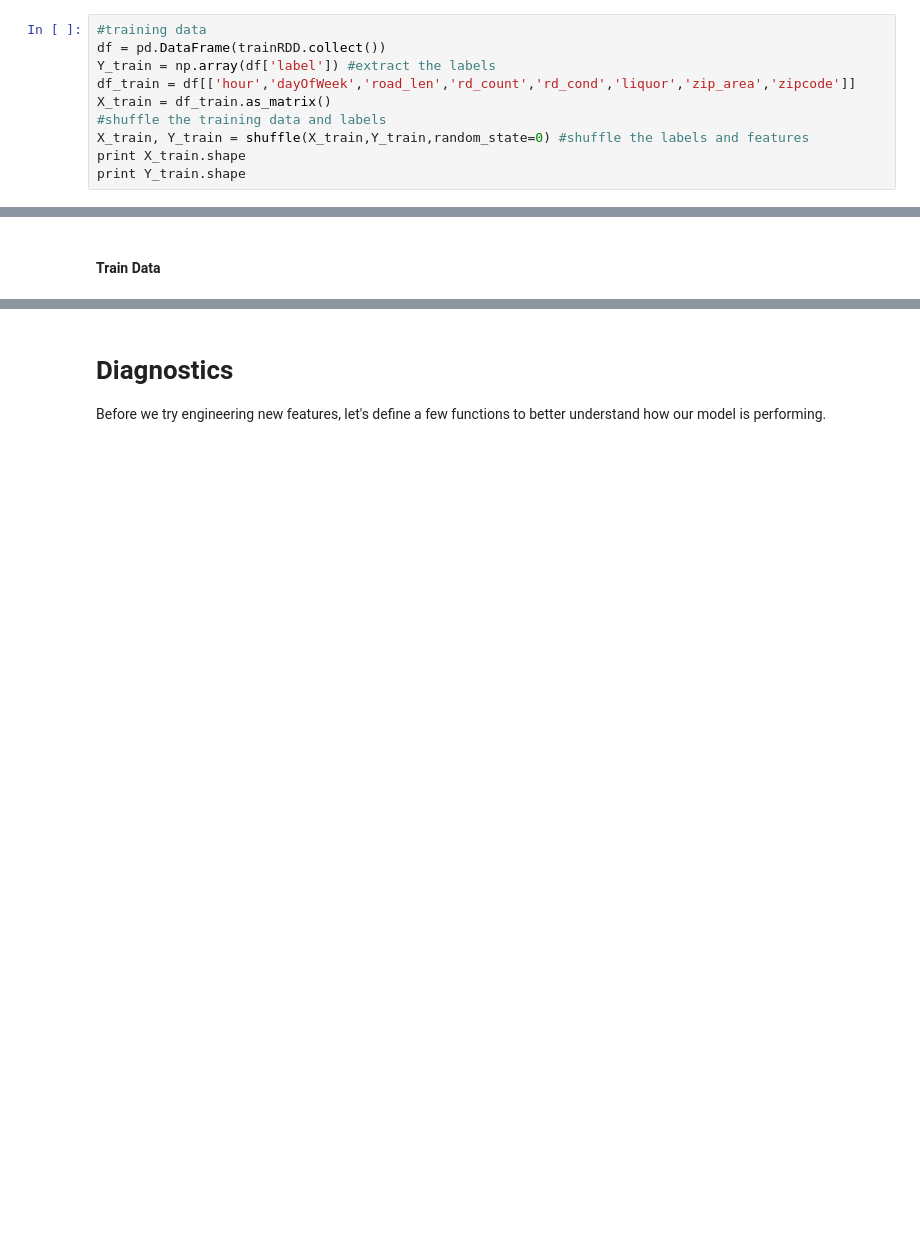
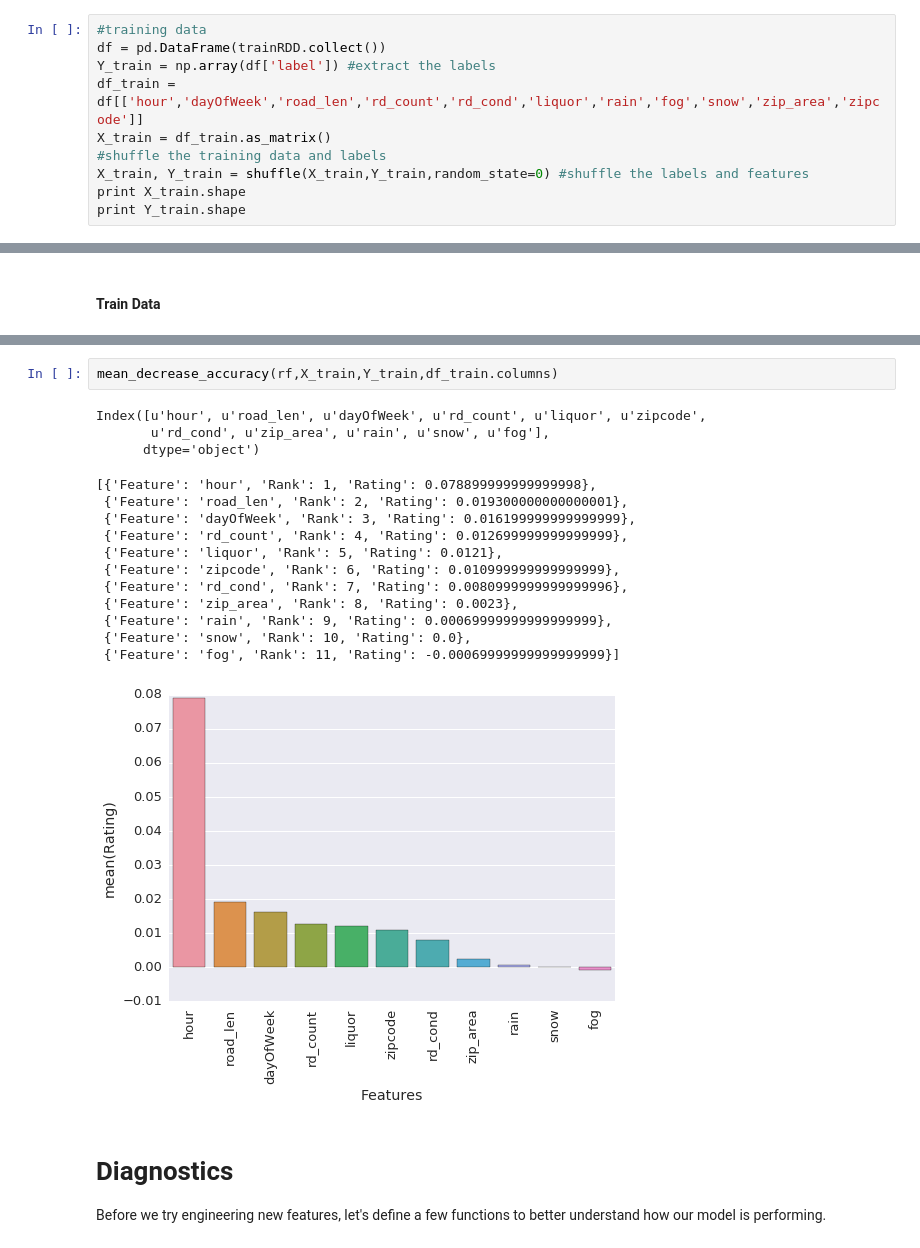
Before and after one commit to kmshelley/Infastructure_Capstone, a Jupyter notebook: notebook/SafeRoad_Model_Tuning_and_Diagnostics.ipynb, the cells around one changed output, grey strips where cells are left out. Saved outputs shown, nothing was run; the diff lists cells and outputs as text; blank space fills up the shorter version.

```diff
--- a/notebook/SafeRoad_Model_Tuning_and_Diagnostics.ipynb
+++ b/notebook/SafeRoad_Model_Tuning_and_Diagnostics.ipynb
@@ -810,7 +856,7 @@ Let's remove some of those features that are negatively impacting accuracy.
 #training data
 df = pd.DataFrame(trainRDD.collect())
 Y_train = np.array(df['label']) #extract the labels
-df_train = df[['hour','dayOfWeek','road_len','rd_count','rd_cond','liquor','zip_area','zipcode']]
+df_train = df[['hour','dayOfWeek','road_len','rd_count','rd_cond','liquor','rain','fog','snow','zip_area','zipcode']]
 X_train = df_train.as_matrix()
 #shuffle the training data and labels
 X_train, Y_train = shuffle(X_train,Y_train,random_state=0) #shuffle the labels and features
@@ -849,3 +895,21 @@ Training time (min) =  0.35434945027
+# %%
+mean_decrease_accuracy(rf,X_train,Y_train,df_train.columns)
+# %% [output]
+Index([u'hour', u'road_len', u'dayOfWeek', u'rd_count', u'liquor', u'zipcode',
+       u'rd_cond', u'zip_area', u'rain', u'snow', u'fog'],
+      dtype='object')
+[{'Feature': 'hour', 'Rank': 1, 'Rating': 0.078899999999999998},
+ {'Feature': 'road_len', 'Rank': 2, 'Rating': 0.019300000000000001},
+ {'Feature': 'dayOfWeek', 'Rank': 3, 'Rating': 0.016199999999999999},
+ {'Feature': 'rd_count', 'Rank': 4, 'Rating': 0.012699999999999999},
+ {'Feature': 'liquor', 'Rank': 5, 'Rating': 0.0121},
+ {'Feature': 'zipcode', 'Rank': 6, 'Rating': 0.010999999999999999},
+ {'Feature': 'rd_cond', 'Rank': 7, 'Rating': 0.0080999999999999996},
+ {'Feature': 'zip_area', 'Rank': 8, 'Rating': 0.0023},
+ {'Feature': 'rain', 'Rank': 9, 'Rating': 0.00069999999999999999},
+ {'Feature': 'snow', 'Rank': 10, 'Rating': 0.0},
+ {'Feature': 'fog', 'Rank': 11, 'Rating': -0.00069999999999999999}]
+[figure, added]
 # %% [markdown]
 # Diagnostics
 Before we try engineering new features, let's define a few functions to better understand how our model is performing.
```
Also changed, not shown: parts of 11 cells of this notebook.
